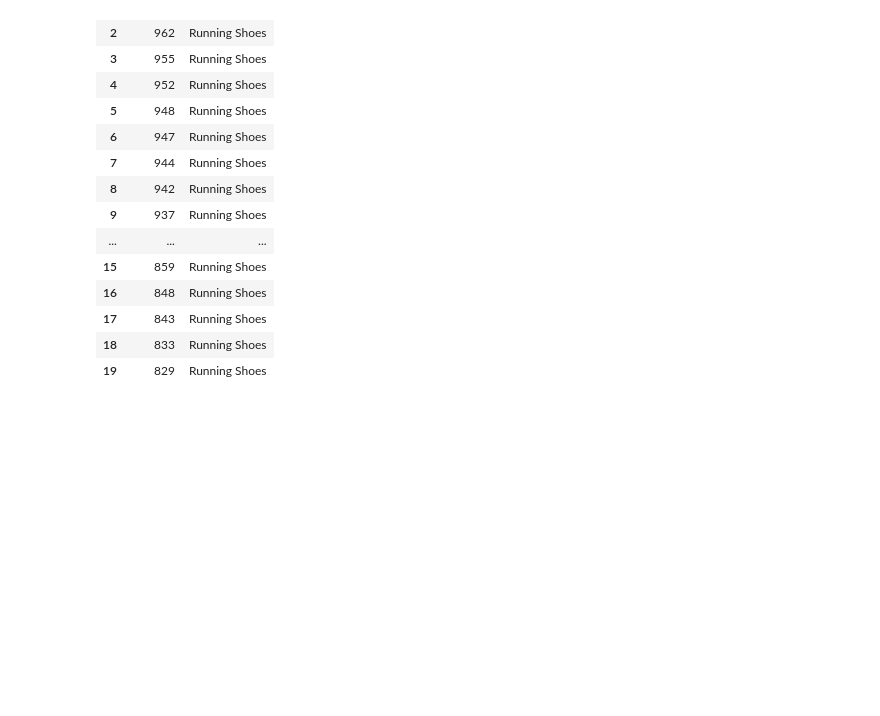
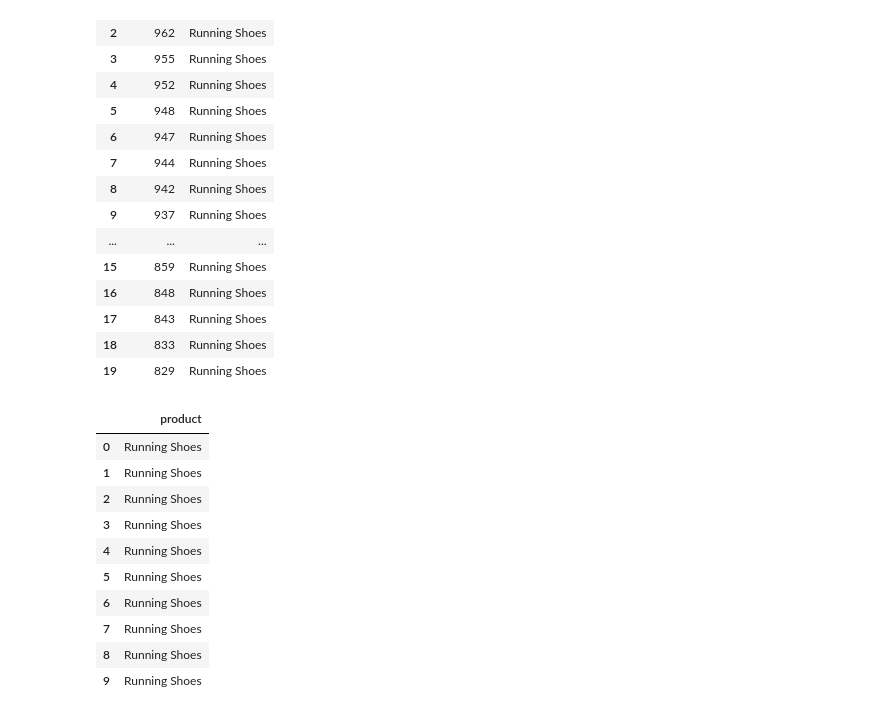
Before and after one commit to Thomasayanfeoluwa/2026-Python-Training-Class---Tutorial-For-Beginners, a Jupyter notebook: sqlite3.ipynb, the cells around one changed output. Saved outputs shown, nothing was run; the diff lists cells and outputs as text; code cells hidden in the pictures; blank space fills up the shorter version.

```diff
--- a/sqlite3.ipynb
+++ b/sqlite3.ipynb
@@ -607,3 +607,22 @@ run_sql("""
 | 17 | 843 | Running Shoes |
 | 18 | 833 | Running Shoes |
 | 19 | 829 | Running Shoes |
+# %%
+run_sql("""
+    SELECT product
+    FROM orders
+    WHERE product LIKE 'Running Shoes'
+    LIMIT 10
+""")
+# %% [output]
+|  | product |
+| 0 | Running Shoes |
+| 1 | Running Shoes |
+| 2 | Running Shoes |
+| 3 | Running Shoes |
+| 4 | Running Shoes |
+| 5 | Running Shoes |
+| 6 | Running Shoes |
+| 7 | Running Shoes |
+| 8 | Running Shoes |
+| 9 | Running Shoes |
```
Also changed, not shown: parts of 4 cells of this notebook.
